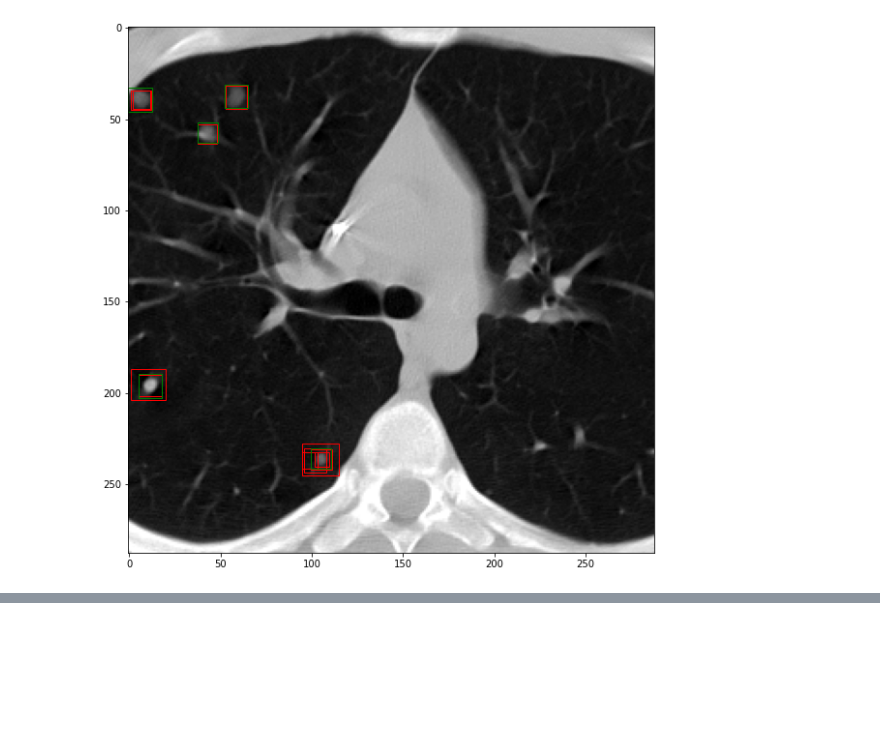
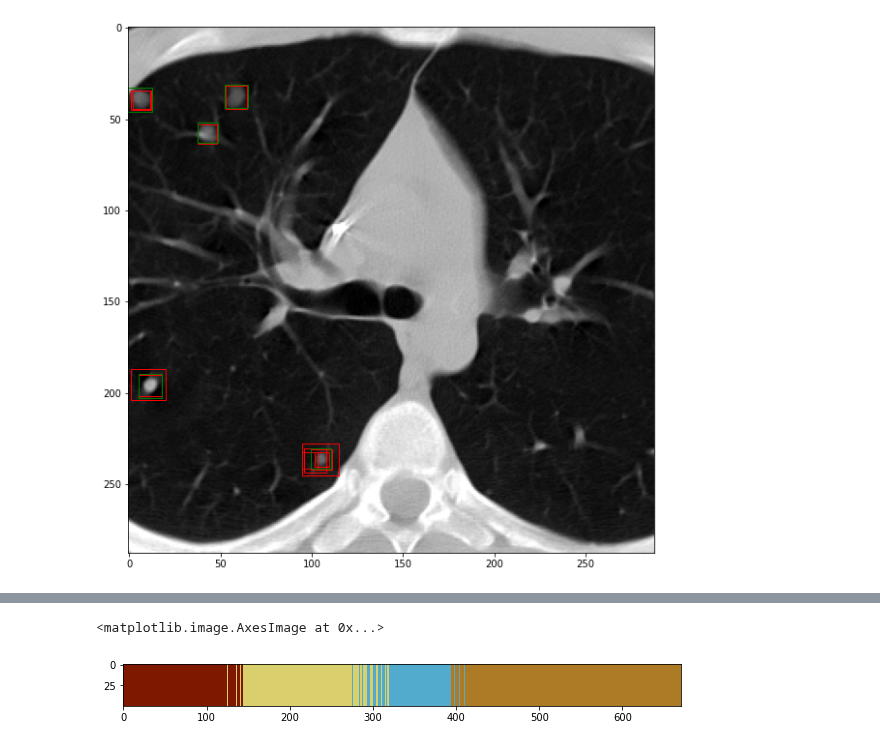
Before and after one commit to cirmuw/dynamicmemory, a Jupyter notebook: Results_lungnodules.ipynb, the cells around one changed output, grey strips where cells are left out. Cells and saved outputs as stored; diff of their text form; code cells hidden in the pictures; blank space fills up the shorter version.

```diff
--- a/Results_lungnodules.ipynb
+++ b/Results_lungnodules.ipynb
@@ -326,0 +592,9 @@ axes[1].get_yaxis()
+# %%
+ds = LIDCContinuous('/project/catinous/lungnodulesfinalpatientsplit.csv', seed=1654130)
+res = ds.df.scanner == 'ges'
+res1 = ds.df.scanner == 'geb'
+res2 = ds.df.scanner == 'sie'
+res3 = ds.df.scanner == 'time_siemens'
+res[res1] = 2
+res[res2] = 3
+res[res3] = 4
@@ -326,0 +617,6 @@ axes[1].get_yaxis()
+# %%
+plt.figure(figsize=(10, 5))
+plt.imshow(np.tile(res,(50,1)), cmap=ListedColormap(colormap.colors[:4]))
+# %% [output]
+<matplotlib.image.AxesImage at 0x...>
+[figure, added]
```
Also changed, not shown: parts of 26 cells of this notebook, 5 other files.
